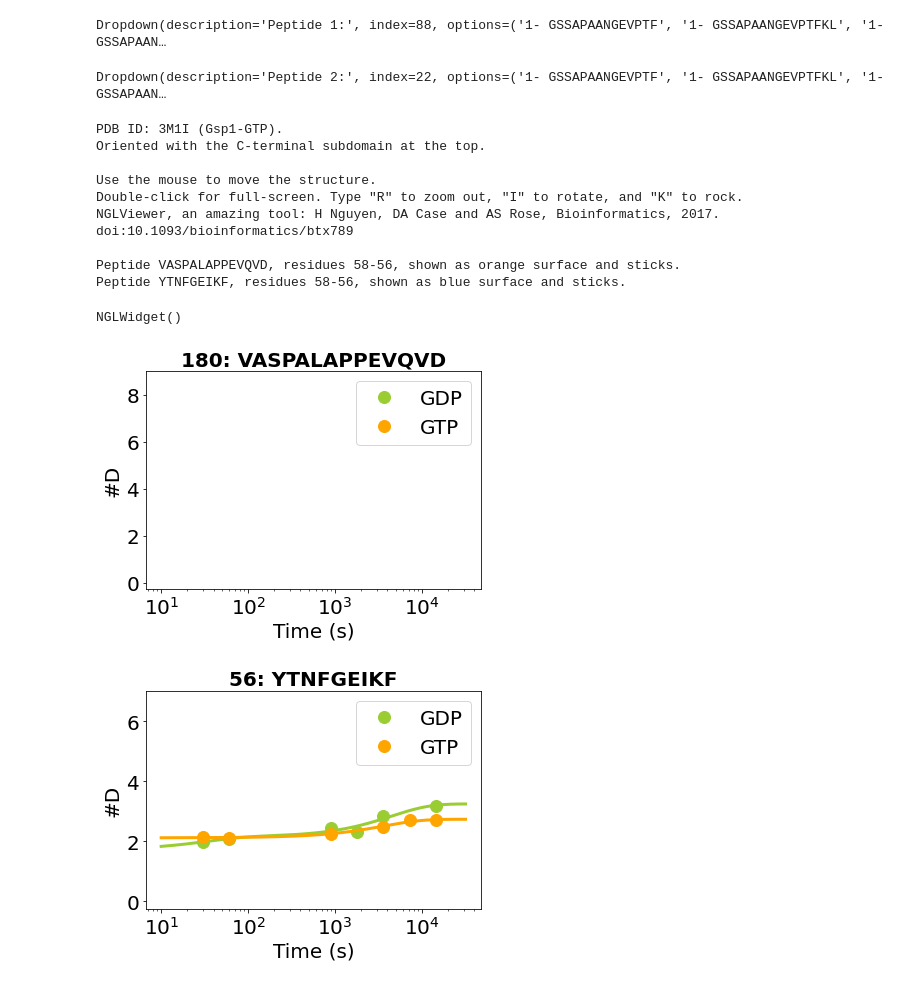
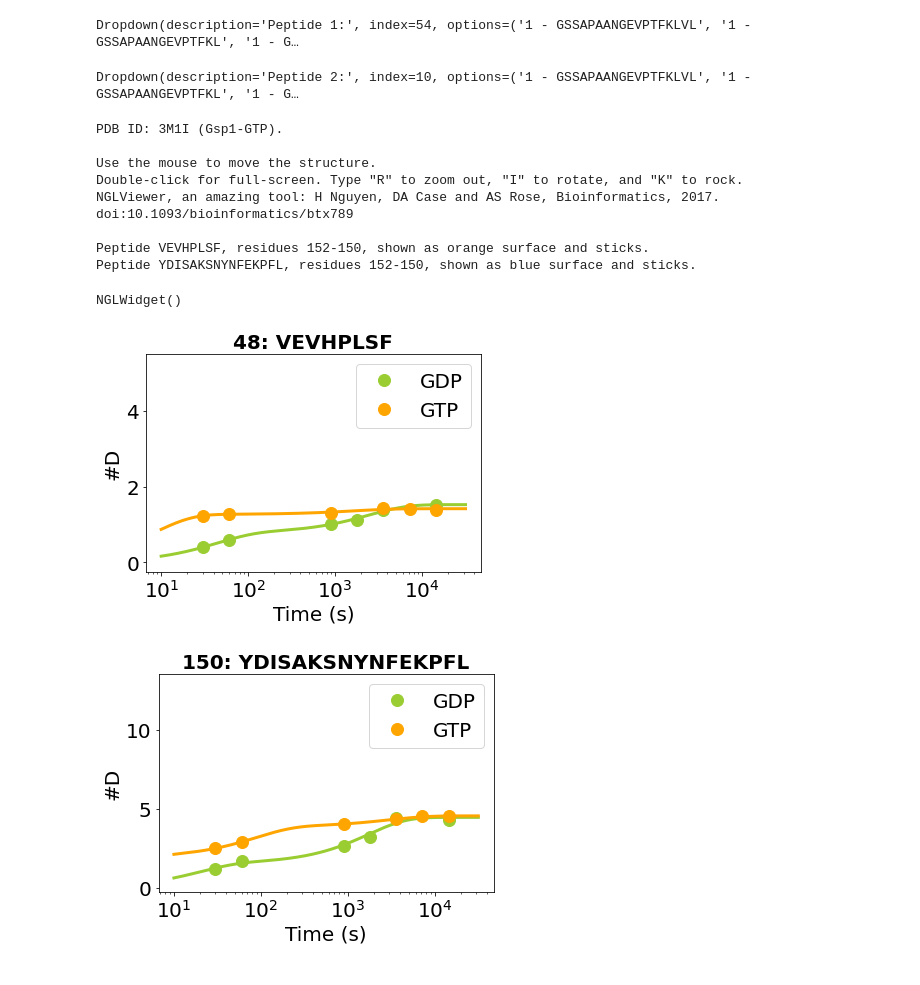
Before and after one commit to anumazam/Gsp1, a Jupyter notebook: 20210403_fit_Gsp1_curves.ipynb, the cells around one changed output. Cells and saved outputs as stored; diff of their text form; code cells hidden in the pictures.

Commit message:
fixed dropdown to show only good peptides

```diff
--- a/20210403_fit_Gsp1_curves.ipynb
+++ b/20210403_fit_Gsp1_curves.ipynb
@@ -32,22 +69,23 @@ peptides_one = set(peptides_GDP).difference(peptides_GTP)
 [interactive output not drawn]
 # %%
 dropdown_peptides = []
-for peptide in peptides_both:
+for peptide in peptides_both_complete:
     peptide_start = str(peptide_resnums.get(peptide)[0])
     peptide_end = str(peptide_resnums.get(peptide)[1])
-    dropdown_peptides.append(peptide_start + '- ' + peptide)
-dropdown_peptides = sorted(dropdown_peptides)
+    dropdown_peptides.append(peptide_start + ' - ' + peptide)
+
+dropdown_peptides = sorted(dropdown_peptides, key=lambda x:x[:3])
 
 DDwidget = widgets.Dropdown(
     options = dropdown_peptides,
-    value = '48- VEVHPLSF',
+    value = '48 - VEVHPLSF',
     description = 'Peptide 1:',
     disabled = False,
 )
 
 DDwidget2 = widgets.Dropdown(
     options = dropdown_peptides,
-    value = '150- YDISAKSNYNFEKPFL',
+    value = '150 - YDISAKSNYNFEKPFL',
     description = 'Peptide 2:',
     disabled = False,
 )
@@ -55,8 +93,8 @@ DDwidget2 = widgets.Dropdown(
 display(DDwidget)
 display(DDwidget2)
 # %% [output]
-Dropdown(description='Peptide 1:', index=88, options=('1- GSSAPAANGEVPTF', '1- GSSAPAANGEVPTFKL', '1- GSSAPAAN…
+Dropdown(description='Peptide 1:', index=54, options=('1 - GSSAPAANGEVPTFKLVL', '1 - GSSAPAANGEVPTFKL', '1 - G…
-Dropdown(description='Peptide 2:', index=22, options=('1- GSSAPAANGEVPTF', '1- GSSAPAANGEVPTFKL', '1- GSSAPAAN…
+Dropdown(description='Peptide 2:', index=10, options=('1 - GSSAPAANGEVPTFKLVL', '1 - GSSAPAANGEVPTFKL', '1 - G…
 # %%
 peptide_input1 = str(DDwidget.value)
 peptide_input1 = peptide_input1.split()[-1]
@@ -152,7 +190,7 @@ for peptide in selected_peptides:
     peptide_start = peptide_resnums.get(peptide)[0]
     peptide_end = peptide_resnums.get(peptide)[0]
     ax.set(xlabel = 'Time (s)', ylabel = '#D', title = str(peptide_start) + ": " + peptide)
-    ax.set_ylim(-.25,max_protons)
+    ax.set_ylim(-.25,max_protons+0.5)
     ax.yaxis.set_major_formatter(FormatStrFormatter('%.f'))
     ax.set_xscale('log')
     ax.legend(frameon = True)
@@ -169,39 +207,37 @@ peptide2_end = str(peptide_resnums.get(peptide_input2)[1])
 view = nv.NGLWidget()
 traj = pt.load('3m1i_Gsp1_only.pdb')
 view = nv.show_pytraj(traj)
-view.add_surface(peptide1_start + "-" + peptide1_end, color = 'orange', opacity='0.5', wireframe=True)
+view.add_surface(peptide1_start + "-" + peptide1_end, color = 'orange', opacity='0.5', wireframe=False)
 # view.add_ball_and_stick(peptide1_start + "-" + peptide1_end)
-view.add_surface(peptide2_start + "-" + peptide2_end, color = 'lightblue', opacity='0.5', wireframe=True)
+view.add_surface(peptide2_start + "-" + peptide2_end, color = 'lightblue', opacity='0.5', wireframe=False)
 # view.add_ball_and_stick(peptide2_start + "-" + peptide2_end)
 view.add_ball_and_stick('1177-1178')
 view.background = "white"
 
 # view.add_representation('line', selection='water') # uncomment this line to see solvent
 view._set_size('800px', '600px')
 
 print('''
 PDB ID: 3M1I (Gsp1-GTP).
-Oriented with the C-terminal subdomain at the top.
 
 Use the mouse to move the structure.
 Double-click for full-screen. Type "R" to zoom out, "I" to rotate, and "K" to rock.
 NGLViewer, an amazing tool: H Nguyen, DA Case and AS Rose, Bioinformatics, 2017. doi:10.1093/bioinformatics/btx789
 ''')
 print('Peptide ' + peptide_input1 + ', residues ' + str(peptide_start+2) + "-" + str(peptide_end) +
       ', shown as orange surface and sticks.')
 print('Peptide ' + peptide_input2 + ', residues ' + str(peptide_start+2) + "-" + str(peptide_end) +
       ', shown as blue surface and sticks.')
 view
 # %% [output]
 PDB ID: 3M1I (Gsp1-GTP).
-Oriented with the C-terminal subdomain at the top.
 
 Use the mouse to move the structure.
 Double-click for full-screen. Type "R" to zoom out, "I" to rotate, and "K" to rock.
 NGLViewer, an amazing tool: H Nguyen, DA Case and AS Rose, Bioinformatics, 2017. doi:10.1093/bioinformatics/btx789
 
-Peptide VASPALAPPEVQVD, residues 58-56, shown as orange surface and sticks.
-Peptide YTNFGEIKF, residues 58-56, shown as blue surface and sticks.
+Peptide VEVHPLSF, residues 152-150, shown as orange surface and sticks.
+Peptide YDISAKSNYNFEKPFL, residues 152-150, shown as blue surface and sticks.
 NGLWidget()
-[figure, old version]
+[figure, new version]
-[figure, old version]
+[figure, new version]
```
Also changed, not shown: parts of 1 cell of this notebook.
